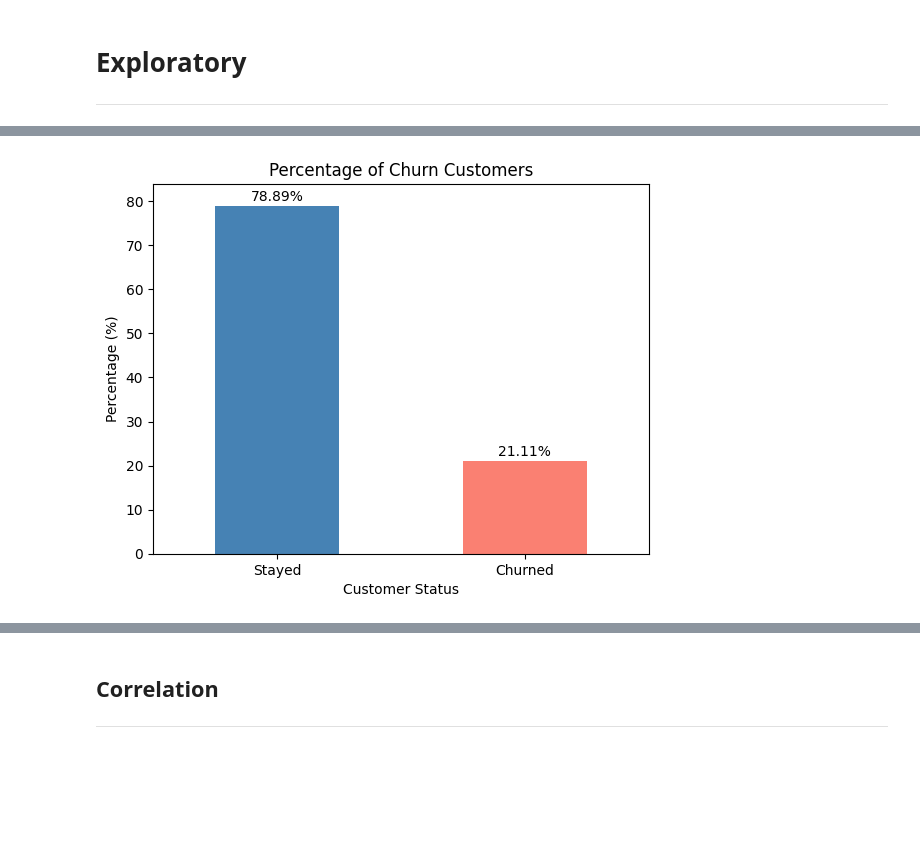
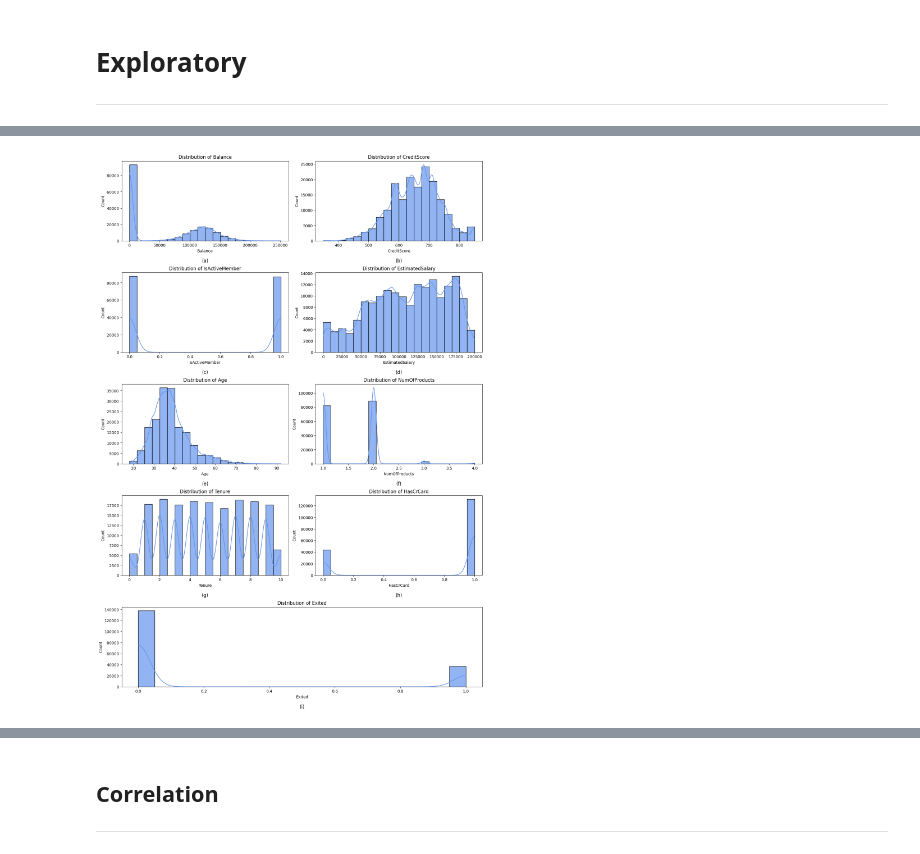
Before and after one commit to phiyenng/Bank-Customers-Churn-Prediction, a Jupyter notebook: notebooks/01_eda.ipynb, the cells around one changed output, grey strips where cells are left out. Drawn from its saved outputs; the diff is of its cells as text; code cells hidden in the pictures; blank space fills up the shorter version.

```diff
--- a/notebooks/01_eda.ipynb
+++ b/notebooks/01_eda.ipynb
@@ -255,17 +180,47 @@ plt.show()
-# %%
-# Bar chart to show the percentage of churn customers (Exited)
-churn_counts = bank_data['Exited'].value_counts(normalize=True).sort_index().mul(100).round(2)
-labels = ['Stayed', 'Churned']
-ax = churn_counts.plot(kind='bar', color=['steelblue', 'salmon'])
-plt.title("Percentage of Churn Customers")
-plt.xlabel("Customer Status")
-plt.ylabel("Percentage (%)")
-plt.ylim(0, churn_counts.max() + 5)
-plt.xticks(ticks=[0, 1], labels=labels, rotation=0)
-
-for i, v in enumerate(churn_counts):
-    ax.text(i, v + 0.5, f"{v}%", ha='center', va='bottom')
-
-plt.show()
-# %% [output]
-[figure, removed]
+# %%
+num_cols = bank_data.select_dtypes(include=['int64', 'float64']).columns.tolist()
+
+
+if 'Exited' in num_cols:
+    num_cols.remove('Exited')
+    num_cols.append('Exited')
+
+n = len(num_cols) - 1
+
+ncols = 2
+nrows = math.ceil(n / ncols) + 1
+
+fig = plt.figure(figsize=(14, 4 * nrows))
+gs = fig.add_gridspec(nrows, ncols)
+
+# a, b, c...
+labels = list(string.ascii_lowercase)
+
+for i, col in enumerate(num_cols[:-1]):
+    row = i // ncols
+    col_idx = i % ncols
+    ax = fig.add_subplot(gs[row, col_idx])
+    sns.histplot(bank_data[col], kde=True, bins=20,
+                 color='cornflowerblue', edgecolor='black', alpha=0.7, ax=ax)
+    ax.set_title(f"Distribution of {col}")
+    ax.set_xlabel(col)
+    ax.set_ylabel("Count")
+
+    # (a), (b), ...
+    ax.text(0.5, -0.25, f"({labels[i]})", transform=ax.transAxes,
+            ha='center', va='center', fontsize=12)
+
+ax = fig.add_subplot(gs[-1, :])
+sns.histplot(bank_data['Exited'], kde=True, bins=20,
+             color='cornflowerblue', edgecolor='black', alpha=0.7, ax=ax)
+ax.set_title("Distribution of Exited")
+ax.set_xlabel("Exited")
+ax.set_ylabel("Count")
+
+ax.text(0.5, -0.25, f"({labels[len(num_cols)-1]})", transform=ax.transAxes,
+        ha='center', va='center', fontsize=12)
+
+plt.tight_layout()
+plt.show()
+# %% [output]
+[figure, added]
```
Also changed, not shown: parts of 23 cells of this notebook, 1 other file.
